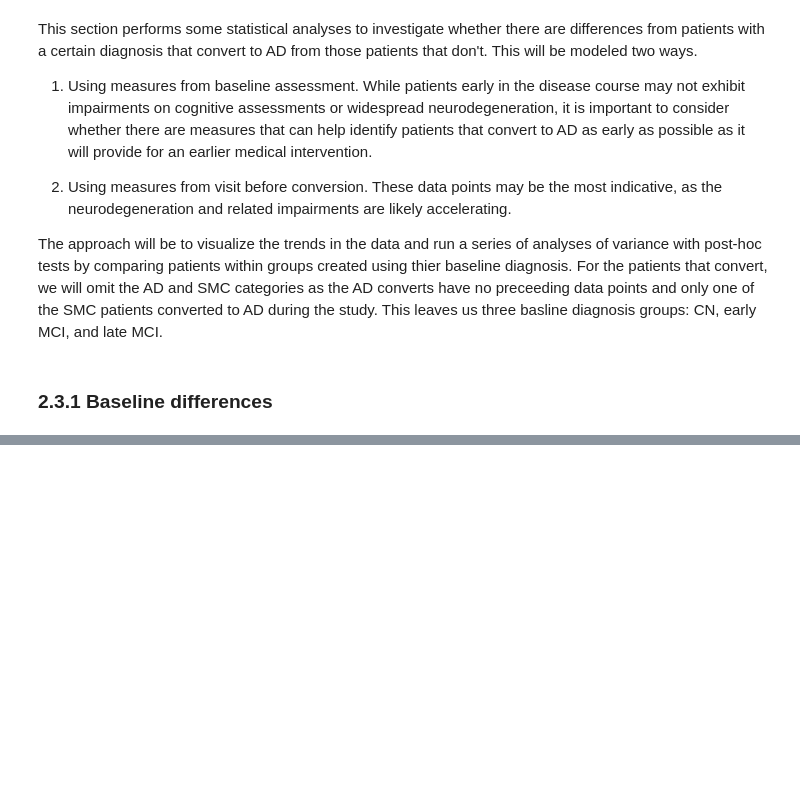
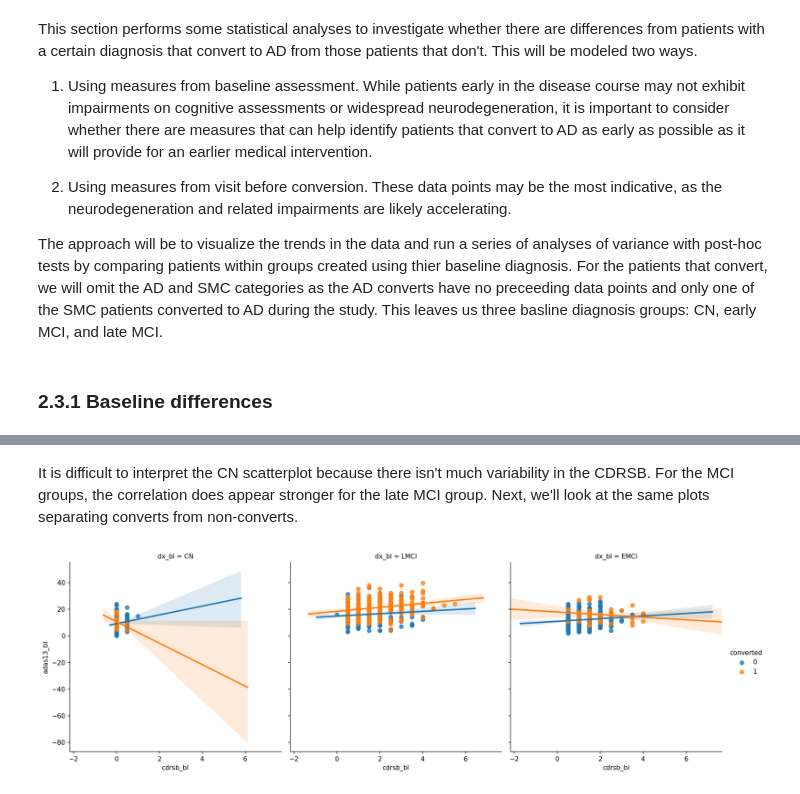
Before and after one commit to keshavkrishnagangwar/springboard_data_science, a Jupyter notebook: capstone_1_mri/eda.ipynb, the cells around one changed output, grey strips where cells are left out. Saved outputs shown, nothing was run; the diff lists cells and outputs as text; code cells hidden in the pictures; blank space fills up the shorter version.

```diff
--- a/capstone_1_mri/eda.ipynb
+++ b/capstone_1_mri/eda.ipynb
@@ -863,0 +1165,7 @@ sm.stats.anova_lm(model, typ=2)
+# %% [markdown]
+It is difficult to interpret the CN scatterplot because there isn't much variability in the CDRSB. For the MCI groups, the correlation does appear stronger for the late MCI group. Next, we'll look at the same plots separating converts from non-converts.
+# %%
+# plot baseline scatterplots by diagnosis group for CDRSB and ADAS13 comparing converts vs non-converts
+sns.lmplot(x='cdrsb_bl', y='adas13_bl', hue='converted', col='dx_bl', data=bl_df);
+# %% [output]
+[figure, added]
```
Also changed, not shown: parts of 108 cells of this notebook, 2 other files.
